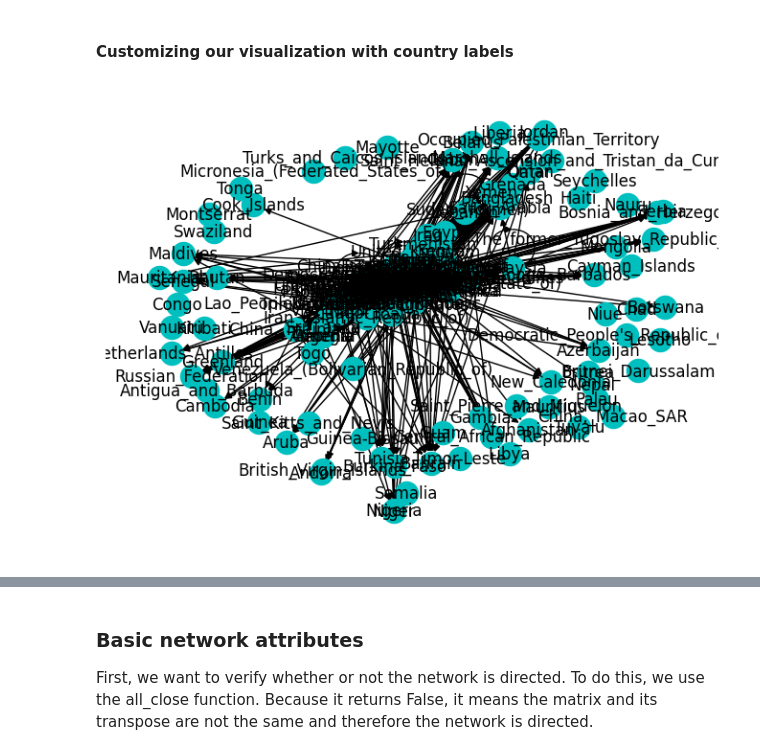
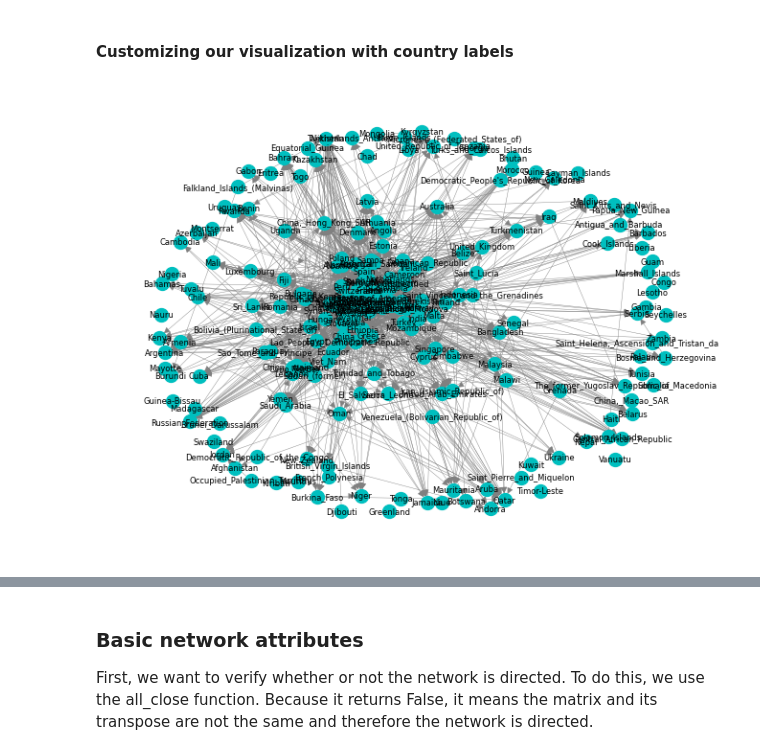
Before and after one commit to d-frerichs/math-1010-frerichs, a Jupyter notebook: food/Banana Trade Relationships Between Countries.ipynb, the cells around one changed output, grey strips where cells are left out. Cells and saved outputs as stored; diff of their text form; code cells hidden in the pictures.

```diff
--- a/food/Banana Trade Relationships Between Countries.ipynb
+++ b/food/Banana Trade Relationships Between Countries.ipynb
@@ -80,8 +73,8 @@ names_dictionary = { i : Names[i] for i in range(0, len(Names) ) }
 FAO_Bananas_G = nx.relabel_nodes(FAO_Bananas_G, names_dictionary)
 # %%
 # Positioning and drawing of network (names)
-pos_names = nx.spring_layout(FAO_Bananas_G, k=0.01)
+pos_names = nx.spring_layout(FAO_Bananas_G, k=2)
 
-nx.draw(FAO_Bananas_G, pos_names, node_color='c', node_size=300, edge_color='black', with_labels=True)
+nx.draw(FAO_Bananas_G, pos_names, node_color='c', node_size=100, edge_color='grey', with_labels=True, font_size=6, width=0.3)
 # %% [output]
-[figure, old version]
+[figure, new version]
```
Also changed, not shown: parts of 14 cells of this notebook.
